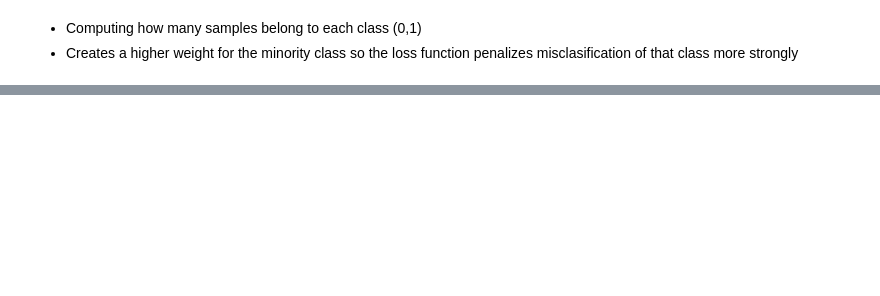
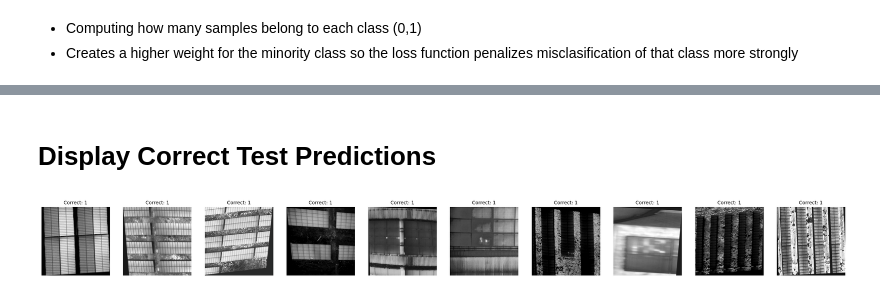
Before and after one commit to jack-baxter/AAI521-G6-Final, a Jupyter notebook: Group6_final_project.ipynb, the cells around one changed output, grey strips where cells are left out. Cells and saved outputs as stored; diff of their text form; code cells hidden in the pictures; blank space fills up the shorter version.

```diff
--- a/Group6_final_project.ipynb
+++ b/Group6_final_project.ipynb
@@ -526,0 +707,6 @@ def auc_roc_curve(y_true, y_prob, class_names=None, title='AUC ROC Curve Solar',
+# %% [markdown]
+# Display Correct Test Predictions
+# %%
+show_correct_predictions(baseline_model, test_loader)
+# %% [output]
+[figure, added]
```
Also changed, not shown: parts of 78 cells of this notebook, 4 other files.
